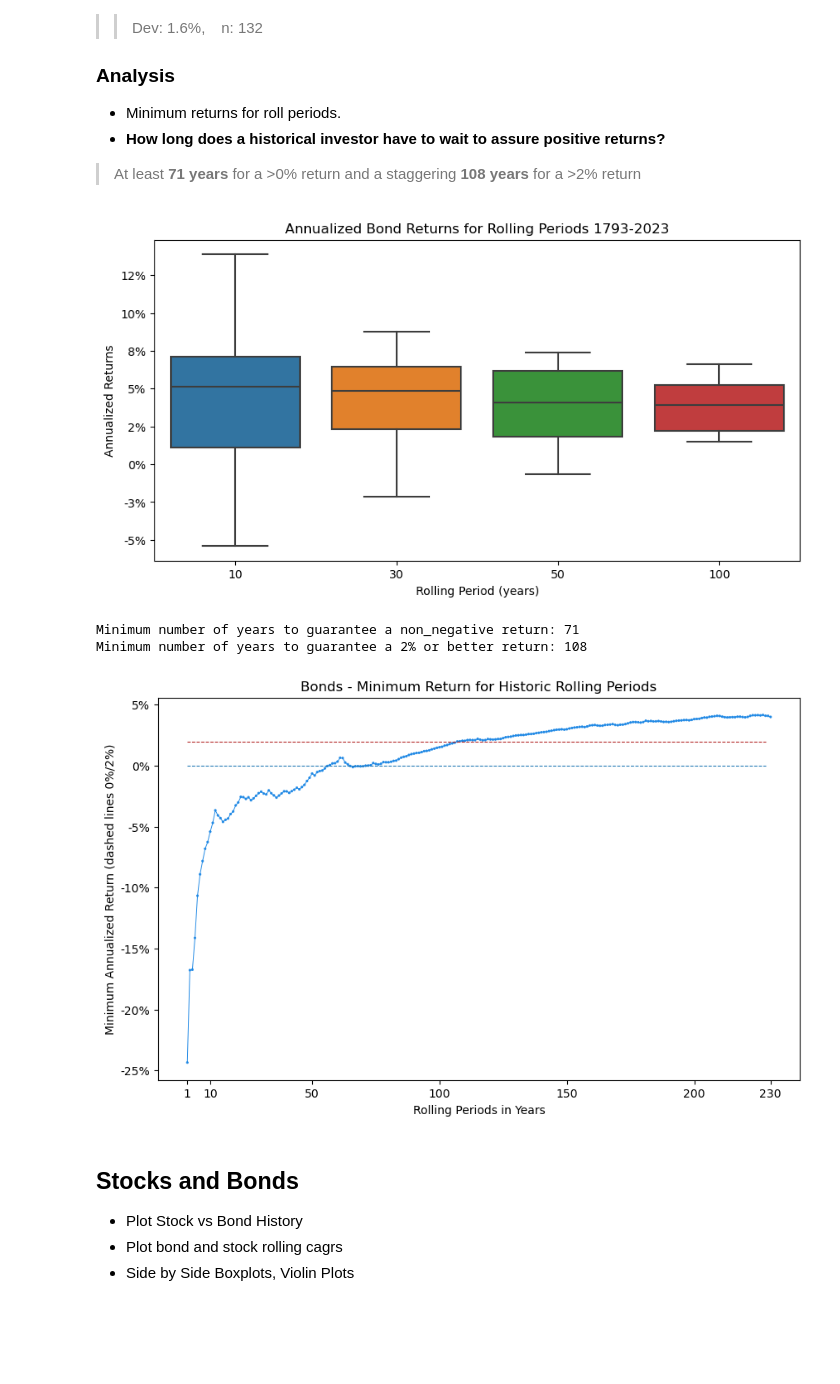
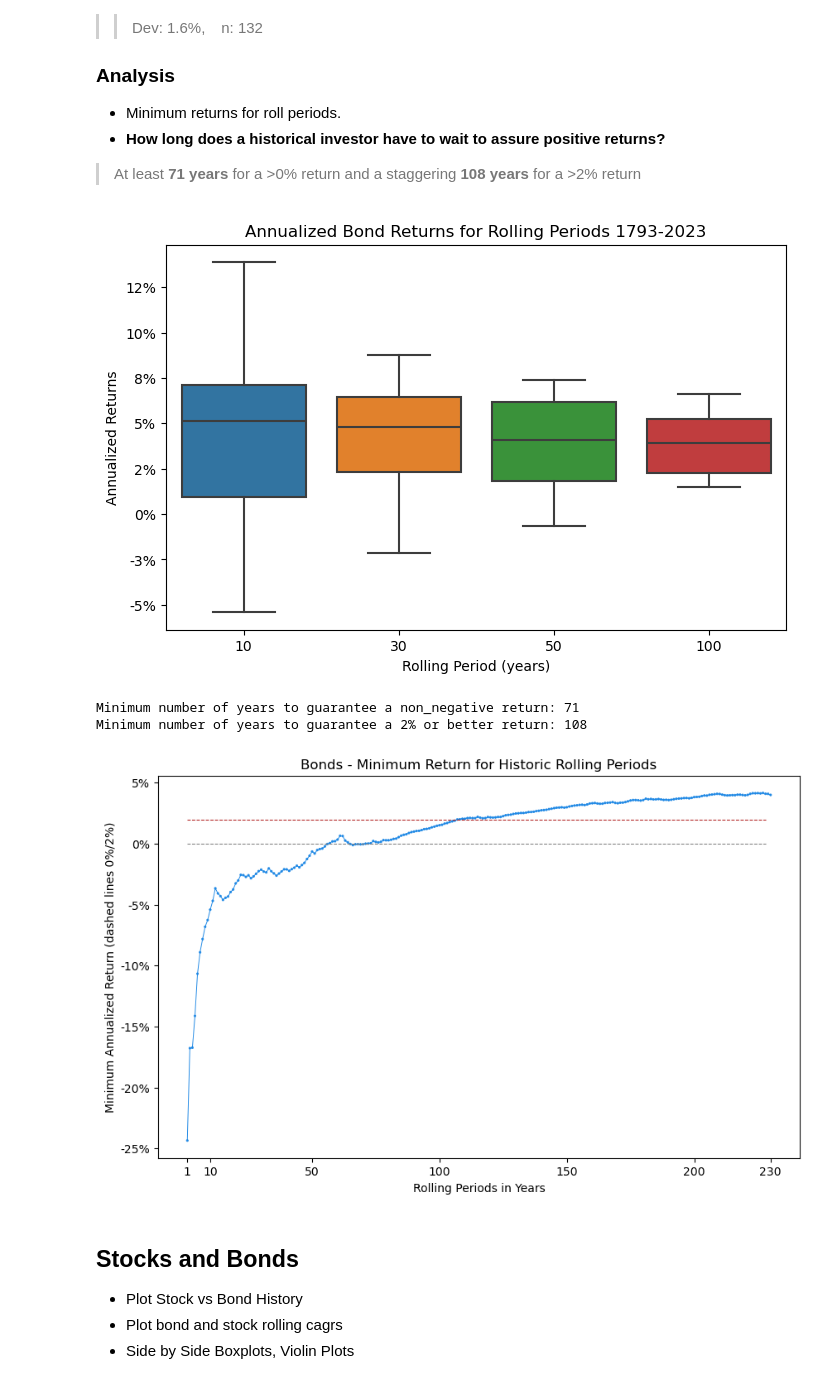
Before and after one commit to StarkArk/The_Long_View_Stocks_Bonds, a Jupyter notebook: stock_bond_return_analysis.ipynb, the cells around one changed output. Saved outputs shown, nothing was run; the diff lists cells and outputs as text; code cells hidden in the pictures; blank space fills up the shorter version.

```diff
--- a/stock_bond_return_analysis.ipynb
+++ b/stock_bond_return_analysis.ipynb
@@ -307,21 +297,21 @@ rolling_bond_returns = bond_returns[['rolling_ten_bonds', 'rolling_thirty_bonds'
 # %%
 # boxplots of rolling returns
-plt.figure(figsize=(10,5))
+plt.figure(figsize=(8,5))
 
 # all columns as a boxplot on the same figure, pd.melt is important for this
 ax = sns.boxplot(x='variable', y='value', data=pd.melt(rolling_bond_returns))
 ax.set(xlabel='Rolling Period (years)', ylabel='Annualized Returns', title='Annualized Bond Returns for Rolling Periods 1793-2023')
 # change y-axis ticks from floating to percentage
 y_value=['{:,.0f}'.format(100*x) + '%' for x in ax.get_yticks()]
 ax.set_yticklabels(y_value)
 # change x-axis labels
 x_value=['10', '30', '50', '100']
 ax.set_xticklabels(x_value)
 
 
 plt.show()
 # %% [output]
-[figure, old version]
+[figure, new version]
 # %%
 # populate a dataframe with the minimum return one can expect from a given roll period (in years)
 # create an empty dictionary object to store the roll period and minimum annualized return
@@ -377,14 +367,14 @@ ax.set_yticklabels(y_value)
 ax.set_xticks([0,9,49,99,149,199,229])
 
 # plot a dashed line level at zero
-plt.plot([0, 227], [0, 0], linestyle='--', linewidth=.75)
+plt.plot([0, 227], [0, 0], linestyle='--', linewidth=.75, color='#808080')
 # plot another dashed line at 2
 plt.plot([0, 227], [.02, .02], linestyle='--', linewidth=.75, color='firebrick')
 
 
 plt.show()
 # %% [output]
-[figure, old version]
+[figure, new version]
 # %% [markdown]
 ## Stocks and Bonds
 
```
Also changed, not shown: parts of 11 cells of this notebook, 20 other files.
